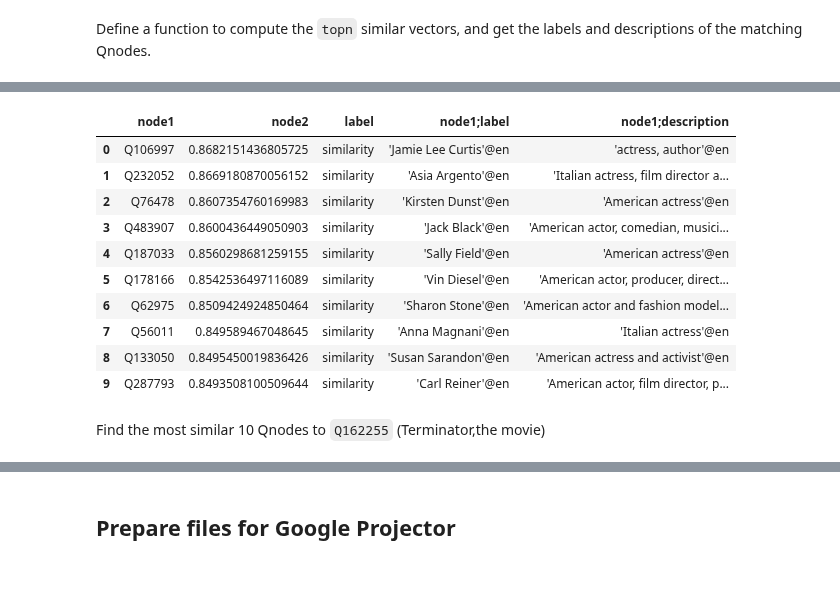
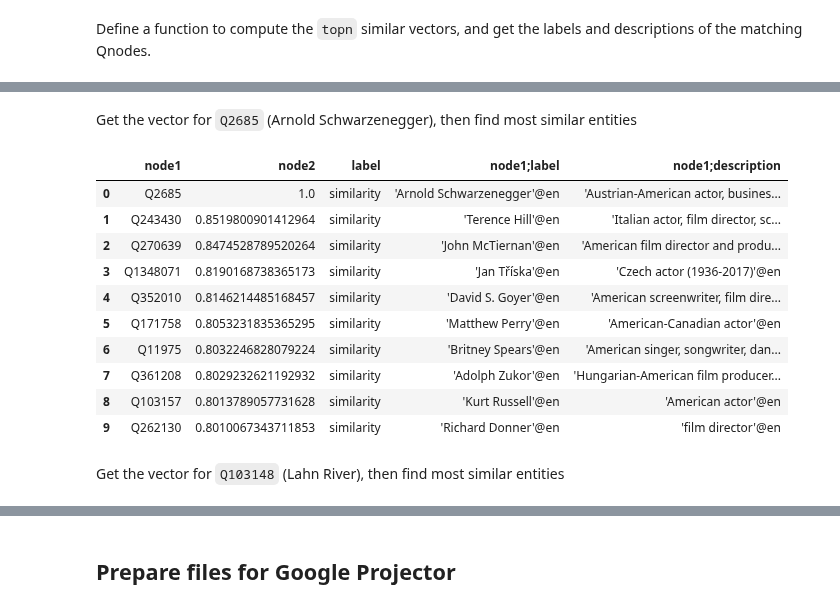
Before and after one commit to usc-isi-i2/kgtk-notebooks, a Jupyter notebook: tutorial/kg-graph-embeddings.ipynb, the cells around one changed output, grey strips where cells are left out. Saved outputs shown, nothing was run; the diff lists cells and outputs as text; code cells hidden in the pictures; blank space fills up the shorter version.

Commit message:
add relation embeddings

```diff
--- a/tutorial/kg-graph-embeddings.ipynb
+++ b/tutorial/kg-graph-embeddings.ipynb
@@ -64,6 +70,11 @@ node1   label   node2   id      node2;wikidatatype
 P10     alias   'gif'@en        P10-alias-en-282226-0
 P10     alias   'animation'@en  P10-alias-en-2f86d8-0
 P10     alias   'media'@en      P10-alias-en-c1427e-0
+# %%
+vector_dimension = 30
+vector_output_path = f"{os.environ['OUT']}/arnold.embeddings.augmented.{vector_dimension}.tsv"
+vector_output_w2v_path = f"{os.environ['OUT']}/arnold.embeddings.augmented.{vector_dimension}.w2v.tsv"
+os.environ['VECTOR_DIMENSION'] = str(vector_dimension)
 # %% [markdown]
 ## Compute ComplEx Graph Embeddings
 # %% [markdown]
@@ -124,7 +147,7 @@ convert_kgtk_to_w2v(f"{os.environ['OUT']}/arnold.embeddings.augmented.30.tsv", f
 # %% [markdown]
 #### Load the vectos into `gensim`
 # %%
-ge_vectors = KeyedVectors.load_word2vec_format(f"{os.environ['OUT']}/arnold.embeddings.augmented.30.w2v.tsv", binary=False)
+ge_vectors = KeyedVectors.load_word2vec_format(f"{vector_output_w2v_path}", binary=False)
 # %% [markdown]
 Define a function to compute the `topn` similar vectors, and get the labels and descriptions of the matching Qnodes.
 # %%
@@ -179,0 +245,12 @@ Find the most similar 10 Qnodes to `Q2685` (Arnold Schwarzenegger)
+# %%
+def get_embed(head, relation=None):
+    ''' This function generate the embeddings for the tail entities:
+            Head entities: Obtained from the model
+            Head + relation: Obtained using torch
+    '''
+    if relation is None:
+        return arnold_embedding[entity_to_index[head], :].detach().numpy()
+    return  operator_lhs(
+                arnold_embedding[entity_to_index[head], :].view(1, vector_dimension),
+                torch.tensor([rel_index[relation]])
+            ).detach().numpy()[0]
@@ -180,17 +306,20 @@ Find the most similar 10 Qnodes to `Q2685` (Arnold Schwarzenegger)
+# %% [markdown]
+Get the vector for `Q2685` (Arnold Schwarzenegger), then find most similar entities
 # %%
-kgtk_most_similar(ge_vectors, positive=['Q2685'], kg_path = os.environ['TEMP'], topn=10)
+_vector = get_embed('Q2685')
+kgtk_most_similar(ge_vectors, positive=_vector, kg_path = os.environ['TEMP'], topn=10)
 # %% [output]
 |  | node1 | node2 | label | node1;label | node1;description |
-| 0 | Q106997 | 0.8682151436805725 | similarity | 'Jamie Lee Curtis'@en | 'actress, author'@en |
-| 1 | Q232052 | 0.8669180870056152 | similarity | 'Asia Argento'@en | 'Italian actress, film director a... |
-| 2 | Q76478 | 0.8607354760169983 | similarity | 'Kirsten Dunst'@en | 'American actress'@en |
-| 3 | Q483907 | 0.8600436449050903 | similarity | 'Jack Black'@en | 'American actor, comedian, musici... |
-| 4 | Q187033 | 0.8560298681259155 | similarity | 'Sally Field'@en | 'American actress'@en |
-| 5 | Q178166 | 0.8542536497116089 | similarity | 'Vin Diesel'@en | 'American actor, producer, direct... |
-| 6 | Q62975 | 0.8509424924850464 | similarity | 'Sharon Stone'@en | 'American actor and fashion model... |
-| 7 | Q56011 | 0.849589467048645 | similarity | 'Anna Magnani'@en | 'Italian actress'@en |
-| 8 | Q133050 | 0.8495450019836426 | similarity | 'Susan Sarandon'@en | 'American actress and activist'@en |
-| 9 | Q287793 | 0.8493508100509644 | similarity | 'Carl Reiner'@en | 'American actor, film director, p... |
+| 0 | Q2685 | 1.0 | similarity | 'Arnold Schwarzenegger'@en | 'Austrian-American actor, busines... |
+| 1 | Q243430 | 0.8519800901412964 | similarity | 'Terence Hill'@en | 'Italian actor, film director, sc... |
+| 2 | Q270639 | 0.8474528789520264 | similarity | 'John McTiernan'@en | 'American film director and produ... |
+| 3 | Q1348071 | 0.8190168738365173 | similarity | 'Jan Tříska'@en | 'Czech actor (1936-2017)'@en |
+| 4 | Q352010 | 0.8146214485168457 | similarity | 'David S. Goyer'@en | 'American screenwriter, film dire... |
+| 5 | Q171758 | 0.8053231835365295 | similarity | 'Matthew Perry'@en | 'American-Canadian actor'@en |
+| 6 | Q11975 | 0.8032246828079224 | similarity | 'Britney Spears'@en | 'American singer, songwriter, dan... |
+| 7 | Q361208 | 0.8029232621192932 | similarity | 'Adolph Zukor'@en | 'Hungarian-American film producer... |
+| 8 | Q103157 | 0.8013789057731628 | similarity | 'Kurt Russell'@en | 'American actor'@en |
+| 9 | Q262130 | 0.8010067343711853 | similarity | 'Richard Donner'@en | 'film director'@en |
-# %% [markdown]
-Find the most similar 10 Qnodes to `Q162255` (Terminator,the movie)
+# %% [markdown]
+Get the vector for `Q103148` (Lahn River), then find most similar entities
 # %%
```
Also changed, not shown: parts of 35 cells of this notebook.
